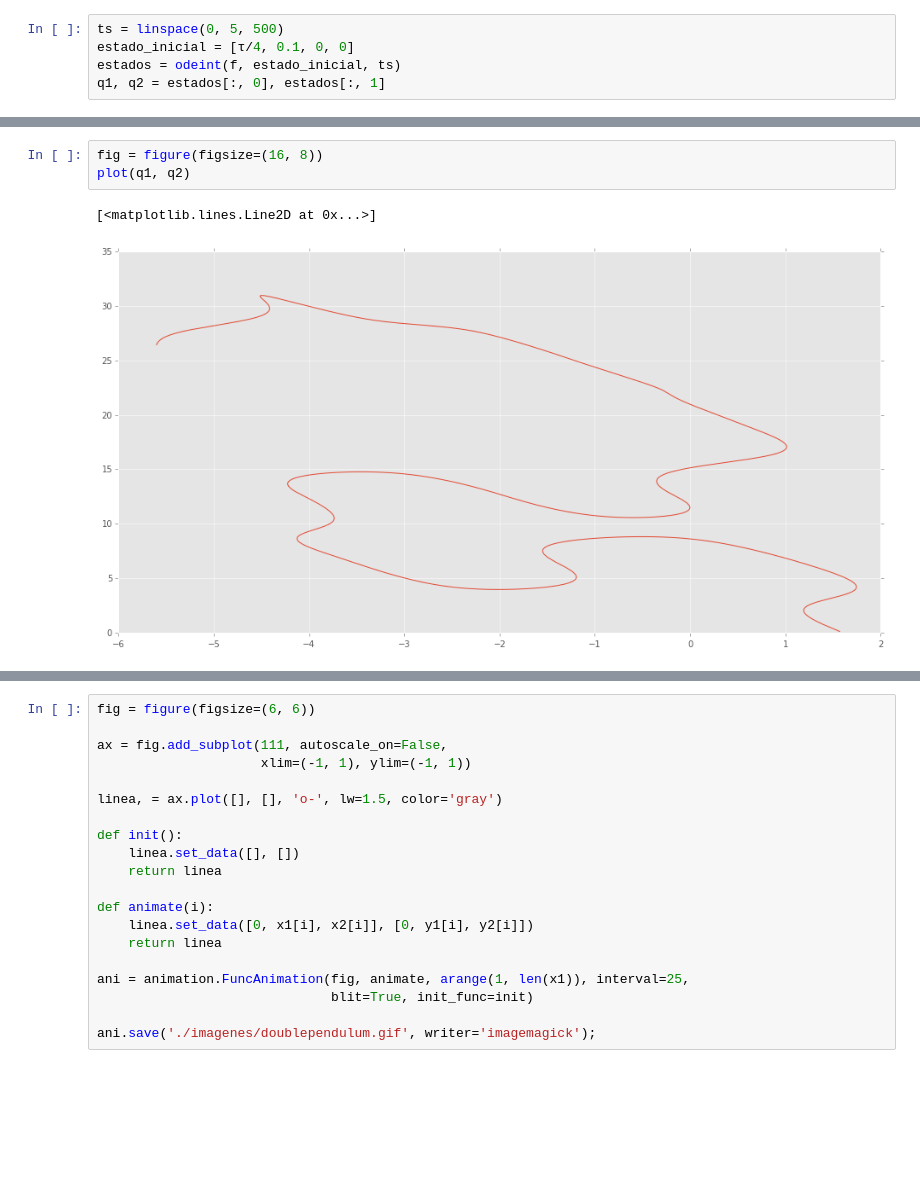
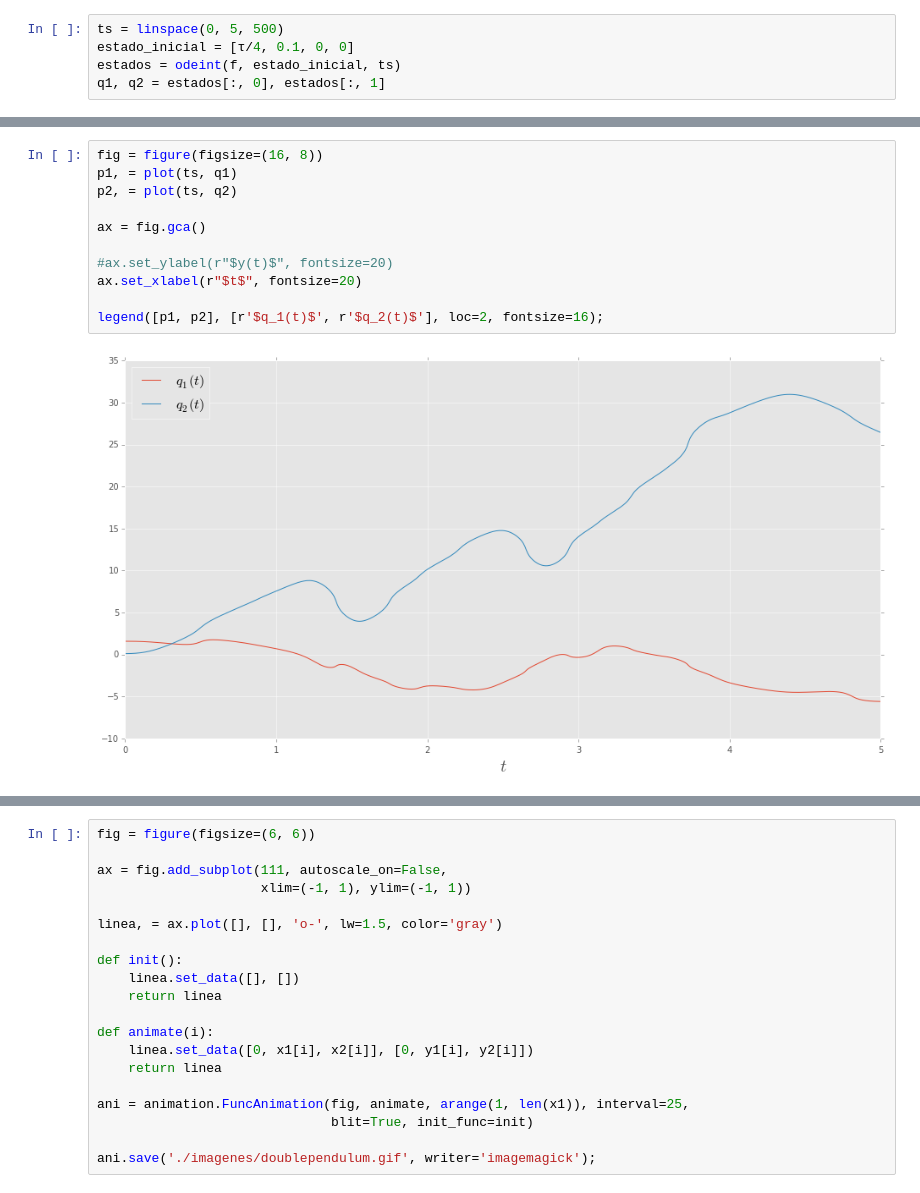
Before and after one commit to cad3na/DCA, a Jupyter notebook: IPythonNotebooks/Control Optimo/Pendubot.ipynb, the cells around one changed output, grey strips where cells are left out. Drawn from its saved outputs; the diff is of its cells as text; blank space fills up the shorter version.

```diff
--- a/IPythonNotebooks/Control Optimo/Pendubot.ipynb
+++ b/IPythonNotebooks/Control Optimo/Pendubot.ipynb
@@ -445,9 +438,16 @@ plot(ts, q2)
-# %%
-fig = figure(figsize=(16, 8))
-plot(q1, q2)
-# %% [output]
-[<matplotlib.lines.Line2D at 0x...>]
-[figure, removed]
+# %%
+fig = figure(figsize=(16, 8))
+p1, = plot(ts, q1)
+p2, = plot(ts, q2)
+
+ax = fig.gca()
+
+#ax.set_ylabel(r"$y(t)$", fontsize=20)
+ax.set_xlabel(r"$t$", fontsize=20)
+
+legend([p1, p2], [r'$q_1(t)$', r'$q_2(t)$'], loc=2, fontsize=16);
+# %% [output]
+[figure, added]
 # %%
 fig = figure(figsize=(8, 8))
 l1 = 0.6 # m
```
Also changed, not shown: parts of 5 cells of this notebook.
